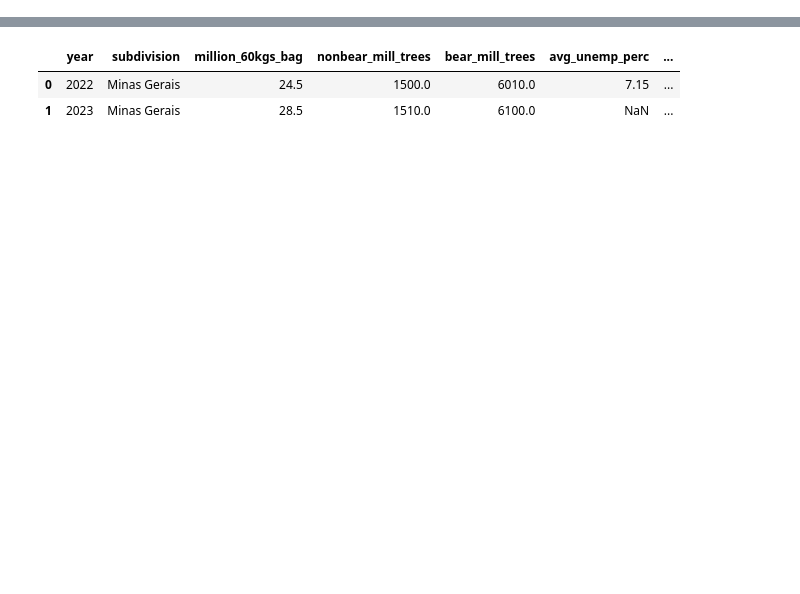
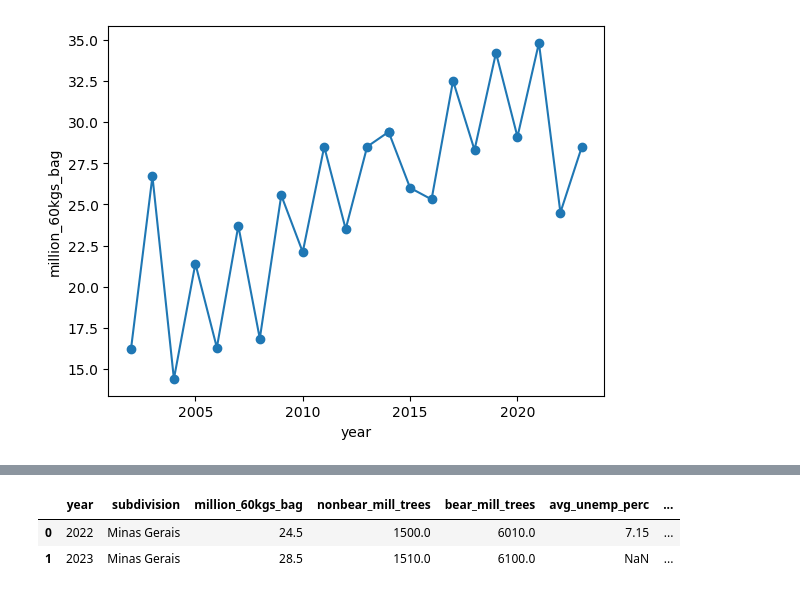
Before and after one commit to khadazhaia/projects, a Jupyter notebook: weather_api/notebooks/explore_weather.ipynb, the cells around one changed output, grey strips where cells are left out. Drawn from its saved outputs; the diff is of its cells as text; code cells hidden in the pictures; blank space fills up the shorter version.

```diff
--- a/weather_api/notebooks/explore_weather.ipynb
+++ b/weather_api/notebooks/explore_weather.ipynb
@@ -18,0 +37,6 @@ import seaborn as sns
+# %%
+mg_df = br_df.loc[:, ["year", "subdivision", "million_60kgs_bag", "bear_mill_trees"]]
+
+mg_df = mg_df[mg_df["subdivision"] == "Minas Gerais"]
+
+mg_df
@@ -18,0 +61,8 @@ import seaborn as sns
+# %%
+plt.plot(mg_df["year"], mg_df["million_60kgs_bag"], marker="o")
+plt.xlabel("year")
+plt.ylabel("million_60kgs_bag")
+plt.show()
+plt.close()
+# %% [output]
+[figure, added]
```
Also changed, not shown: parts of 25 cells of this notebook.
